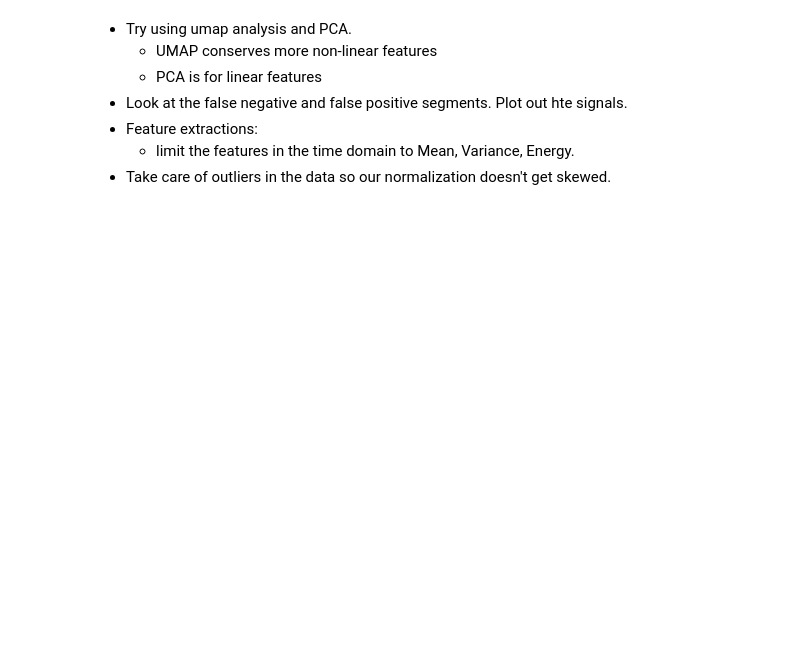
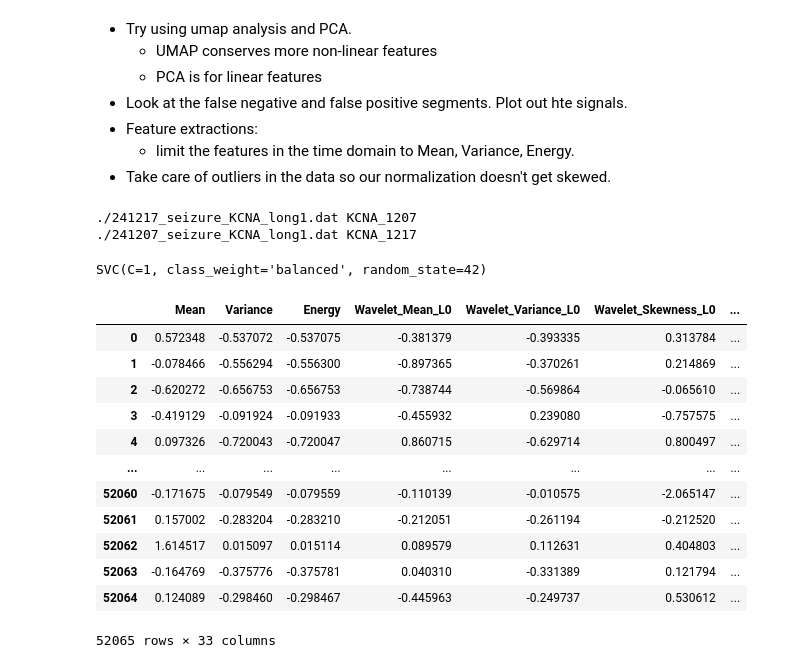
Before and after one commit to YLu-1258/seizure_analysis, a Jupyter notebook: analysis.ipynb, the cells around one changed output. Saved outputs shown, nothing was run; the diff lists cells and outputs as text; code cells hidden in the pictures; blank space fills up the shorter version.

```diff
--- a/analysis.ipynb
+++ b/analysis.ipynb
@@ -848,15 +832,15 @@ Classification Report:
 weighted avg       0.96      0.96      0.96      6912
 [figure]
 # %%
-# Use SVM as the base model for RFE
-svm = SVC(kernel="linear", class_weight="balanced")
+# # Use SVM as the base model for RFE
+# svm = SVC(kernel="linear", class_weight="balanced")
 
-# Perform Recursive Feature Elimination (RFE)
-rfe = RFE(svm, n_features_to_select=10)  # Adjust number of top features
-rfe.fit(X_train, y_train)
+# # Perform Recursive Feature Elimination (RFE)
+# rfe = RFE(svm, n_features_to_select=10)  # Adjust number of top features
+# rfe.fit(X_train, y_train)
 
-# Get feature rankings
-feature_ranks = pd.DataFrame({
-    "Feature": X.columns,
-    "Rank": rfe.ranking_
-}).sort_values(by="Rank", ascending=True)
+# # Get feature rankings
+# feature_ranks = pd.DataFrame({
+#     "Feature": X.columns,
+#     "Rank": rfe.ranking_
+# }).sort_values(by="Rank", ascending=True)
@@ -888,3 +856,12 @@ feature_ranks
 - Feature extractions:
     -   limit the features in the time domain to Mean, Variance, Energy.
 - Take care of outliers in the data so our normalization doesn't get skewed.
+# %%
+all_files = ["./241217_seizure_KCNA_long1.dat", "./241207_seizure_KCNA_long1.dat"]
+annotation_names = ["KCNA_1207", "KCNA_1217"]
+zipped_datafiles = list(zip(all_files, annotation_names))
+for dataset in zipped_datafiles:
+    print(dataset[0], dataset[1])
+# %% [output]
+./241217_seizure_KCNA_long1.dat KCNA_1207
+./241207_seizure_KCNA_long1.dat KCNA_1217
@@ -890,0 +955,34 @@ feature_ranks
+# %%
+# X = features_dataset.drop(columns=["Label", "Segment_Start", "Segment_End"])
+# y = features_dataset["Label"]
+# X_train, X_test, y_train, y_test = train_test_split(X, y, test_size=0.2, random_state=42, stratify=y)
+
+# Train the model
+# Prepare the training data: separate features and labels
+X_train = final_train.drop(columns=["Label"])
+y_train = final_train["Label"]
+
+# Prepare the testing data: separate features and labels
+X_test = final_test.drop(columns=["Label"])
+y_test = final_test["Label"]
+
+svm_model = SVC(kernel="rbf", class_weight="balanced", C=1, gamma="scale", random_state=42)
+svm_model.fit(X_train, y_train)
+# %% [output]
+SVC(C=1, class_weight='balanced', random_state=42)
+# %%
+X_test
+# %% [output]
+|  | Mean | Variance | Energy | Wavelet_Mean_L0 | Wavelet_Variance_L0 | Wavelet_Skewness_L0 | ... |
+| 0 | 0.572348 | -0.537072 | -0.537075 | -0.381379 | -0.393335 | 0.313784 | ... |
+| 1 | -0.078466 | -0.556294 | -0.556300 | -0.897365 | -0.370261 | 0.214869 | ... |
+| 2 | -0.620272 | -0.656753 | -0.656753 | -0.738744 | -0.569864 | -0.065610 | ... |
+| 3 | -0.419129 | -0.091924 | -0.091933 | -0.455932 | 0.239080 | -0.757575 | ... |
+| 4 | 0.097326 | -0.720043 | -0.720047 | 0.860715 | -0.629714 | 0.800497 | ... |
+| ... | ... | ... | ... | ... | ... | ... | ... |
+| 52060 | -0.171675 | -0.079549 | -0.079559 | -0.110139 | -0.010575 | -2.065147 | ... |
+| 52061 | 0.157002 | -0.283204 | -0.283210 | -0.212051 | -0.261194 | -0.212520 | ... |
+| 52062 | 1.614517 | 0.015097 | 0.015114 | 0.089579 | 0.112631 | 0.404803 | ... |
+| 52063 | -0.164769 | -0.375776 | -0.375781 | 0.040310 | -0.331389 | 0.121794 | ... |
+| 52064 | 0.124089 | -0.298460 | -0.298467 | -0.445963 | -0.249737 | 0.530612 | ... |
+52065 rows × 33 columns
```
Also changed, not shown: parts of 16 cells of this notebook, 1 other file.
